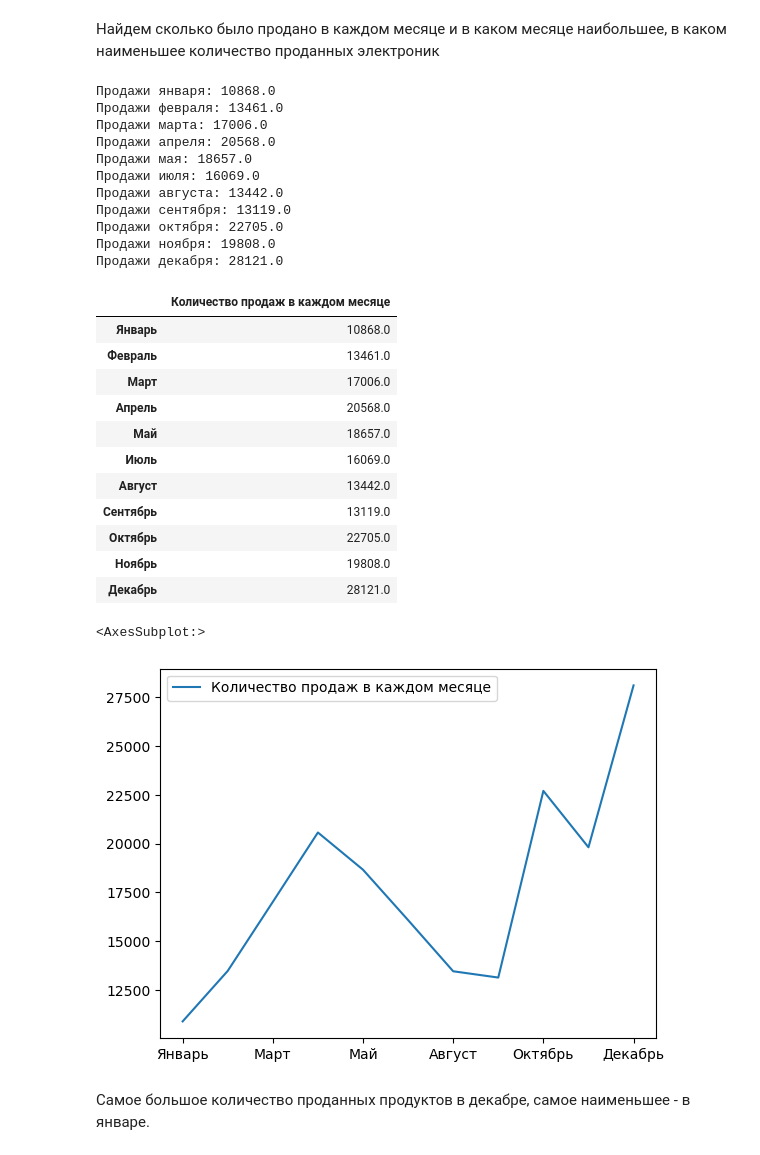
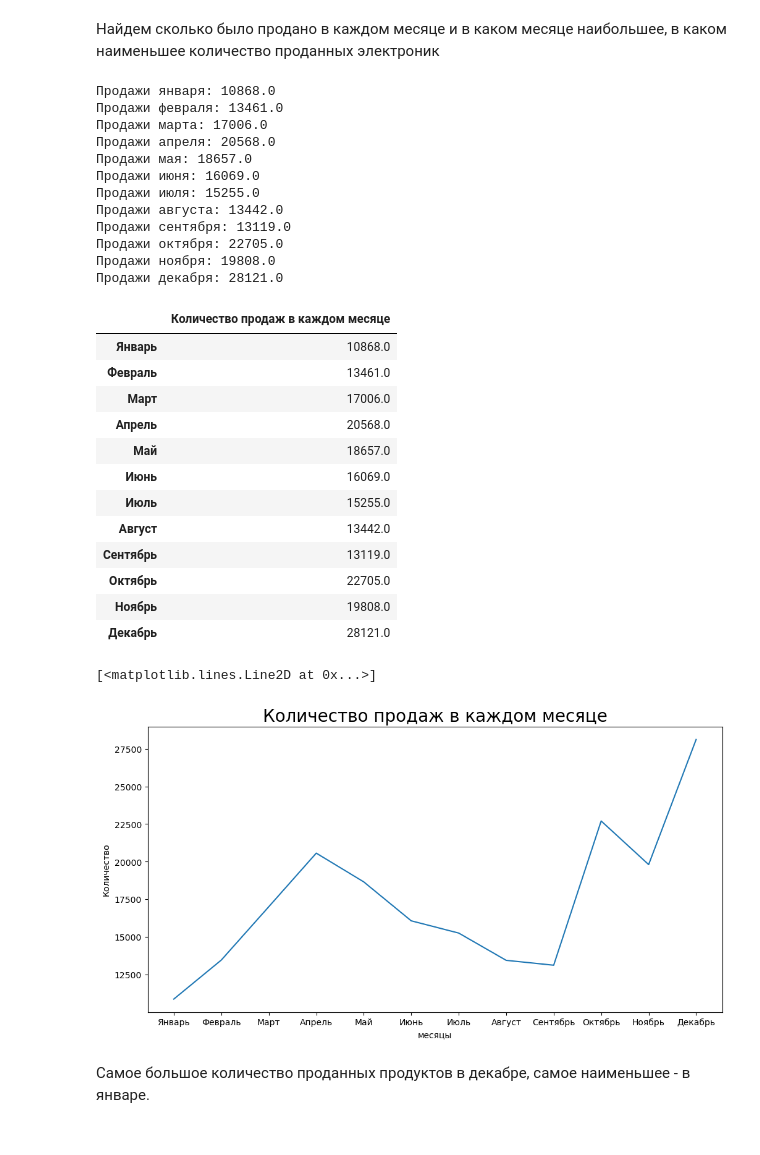
Before and after one commit to projectDMS2032/Project, a Jupyter notebook: Наш проект.ipynb, the cells around one changed output. Drawn from its saved outputs; the diff is of its cells as text; code cells hidden in the pictures.

```diff
--- a/Наш проект.ipynb
+++ b/Наш проект.ipynb
@@ -44,12 +46,25 @@ feb['Price Each'] = pd.to_numeric(feb['Price Each'], errors='coerce')
 mar['Price Each'] = pd.to_numeric(mar['Price Each'], errors='coerce')
 apr['Price Each'] = pd.to_numeric(apr['Price Each'], errors='coerce')
 may['Price Each'] = pd.to_numeric(may['Price Each'], errors='coerce')
+jun['Price Each'] = pd.to_numeric(jun['Price Each'], errors='coerce')
 jul['Price Each'] = pd.to_numeric(jul['Price Each'], errors='coerce')
 aug['Price Each'] = pd.to_numeric(aug['Price Each'], errors='coerce')
 sep['Price Each'] = pd.to_numeric(sep['Price Each'], errors='coerce')
 oct['Price Each'] = pd.to_numeric(oct['Price Each'], errors='coerce')
 nov['Price Each'] = pd.to_numeric(nov['Price Each'], errors='coerce')
 dec['Price Each'] = pd.to_numeric(dec['Price Each'], errors='coerce')
+jan['Quantity Ordered'] = pd.to_numeric(jan['Quantity Ordered'], errors='coerce')
+feb['Quantity Ordered'] = pd.to_numeric(feb['Quantity Ordered'], errors='coerce')
+mar['Quantity Ordered'] = pd.to_numeric(mar['Quantity Ordered'], errors='coerce')
+apr['Quantity Ordered'] = pd.to_numeric(apr['Quantity Ordered'], errors='coerce')
+may['Quantity Ordered'] = pd.to_numeric(may['Quantity Ordered'], errors='coerce')
+jun['Quantity Ordered'] = pd.to_numeric(jun['Quantity Ordered'], errors='coerce')
+jul['Quantity Ordered'] = pd.to_numeric(jul['Quantity Ordered'], errors='coerce')
+aug['Quantity Ordered'] = pd.to_numeric(aug['Quantity Ordered'], errors='coerce')
+sep['Quantity Ordered'] = pd.to_numeric(sep['Quantity Ordered'], errors='coerce')
+oct['Quantity Ordered'] = pd.to_numeric(oct['Quantity Ordered'], errors='coerce')
+nov['Quantity Ordered'] = pd.to_numeric(nov['Quantity Ordered'], errors='coerce')
+dec['Quantity Ordered'] = pd.to_numeric(dec['Quantity Ordered'], errors='coerce')
 # %%
 nov.dtypes
 # %% [output]
@@ -73,8 +88,10 @@ apr.replace('', np.nan, inplace=True)
 APR=apr.dropna()
 may.replace('', np.nan, inplace=True)
 MAY=may.dropna()
+jun.replace('', np.nan, inplace=True)
+JUN=jul.dropna()
 jul.replace('', np.nan, inplace=True)
-JUL=jul.dropna()
+JUL=jun.dropna()
 aug.replace('', np.nan, inplace=True)
 AUG=aug.dropna()
 sep.replace('', np.nan, inplace=True)
@@ -105,6 +122,7 @@ print('Продажи февраля:', FEB['Quantity Ordered'].sum())
 print('Продажи марта:', MAR['Quantity Ordered'].sum())
 print('Продажи апреля:', APR['Quantity Ordered'].sum())
 print('Продажи мая:', MAY['Quantity Ordered'].sum())
+print('Продажи июня:', JUN['Quantity Ordered'].sum())
 print('Продажи июля:', JUL['Quantity Ordered'].sum())
 print('Продажи августа:', AUG['Quantity Ordered'].sum())
 print('Продажи сентября:', SEP['Quantity Ordered'].sum())
@@ -117,16 +135,17 @@ print('Продажи декабря:', DEC['Quantity Ordered'].sum())
 Продажи марта: 17006.0
 Продажи апреля: 20568.0
 Продажи мая: 18657.0
-Продажи июля: 16069.0
+Продажи июня: 16069.0
+Продажи июля: 15255.0
 Продажи августа: 13442.0
 Продажи сентября: 13119.0
 Продажи октября: 22705.0
 Продажи ноября: 19808.0
 Продажи декабря: 28121.0
 # %%
-data = [JAN['Quantity Ordered'].sum(), FEB['Quantity Ordered'].sum(), MAR['Quantity Ordered'].sum(), APR['Quantity Ordered'].sum(), MAY['Quantity Ordered'].sum(), JUL['Quantity Ordered'].sum(), AUG['Quantity Ordered'].sum(), SEP['Quantity Ordered'].sum(), OCT['Quantity Ordered'].sum(), NOV['Quantity Ordered'].sum(), DEC['Quantity Ordered'].sum()]
+data = [JAN['Quantity Ordered'].sum(), FEB['Quantity Ordered'].sum(), MAR['Quantity Ordered'].sum(), APR['Quantity Ordered'].sum(), MAY['Quantity Ordered'].sum(), JUN['Quantity Ordered'].sum(), JUL['Quantity Ordered'].sum(), AUG['Quantity Ordered'].sum(), SEP['Quantity Ordered'].sum(), OCT['Quantity Ordered'].sum(), NOV['Quantity Ordered'].sum(), DEC['Quantity Ordered'].sum()]
 data = np.array(data)
-df = pd.DataFrame(data, columns=['Количество продаж в каждом месяце'], index=["Январь", "Февраль", "Март", "Апрель", "Май", "Июль", "Август", "Сентябрь", "Октябрь", "Ноябрь", "Декабрь"])
+df = pd.DataFrame(data, columns=['Количество продаж в каждом месяце'], index=["Январь", "Февраль", "Март", "Апрель", "Май", "Июнь", "Июль", "Август", "Сентябрь", "Октябрь", "Ноябрь", "Декабрь"])
 df
 # %% [output]
 |  | Количество продаж в каждом месяце |
@@ -135,17 +154,22 @@ df
 | Март | 17006.0 |
 | Апрель | 20568.0 |
 | Май | 18657.0 |
-| Июль | 16069.0 |
+| Июнь | 16069.0 |
+| Июль | 15255.0 |
 | Август | 13442.0 |
 | Сентябрь | 13119.0 |
 | Октябрь | 22705.0 |
 | Ноябрь | 19808.0 |
 | Декабрь | 28121.0 |
 # %%
-df.plot(column='Количество продаж в каждом месяце')
+plt.figure(figsize=(12, 6))
+plt.title('Количество продаж в каждом месяце', fontsize=20)
+plt.xlabel('месяцы')
+plt.ylabel('Количество')
+plt.plot(df)
 # %% [output]
-<AxesSubplot:>
+[<matplotlib.lines.Line2D at 0x...>]
-[figure, old version]
+[figure, new version]
 # %% [markdown]
 Cамое большое количество проданных продуктов в декабре, самое наименьшее - в январе.
 # %% [markdown]
```
Also changed, not shown: parts of 20 cells of this notebook.
